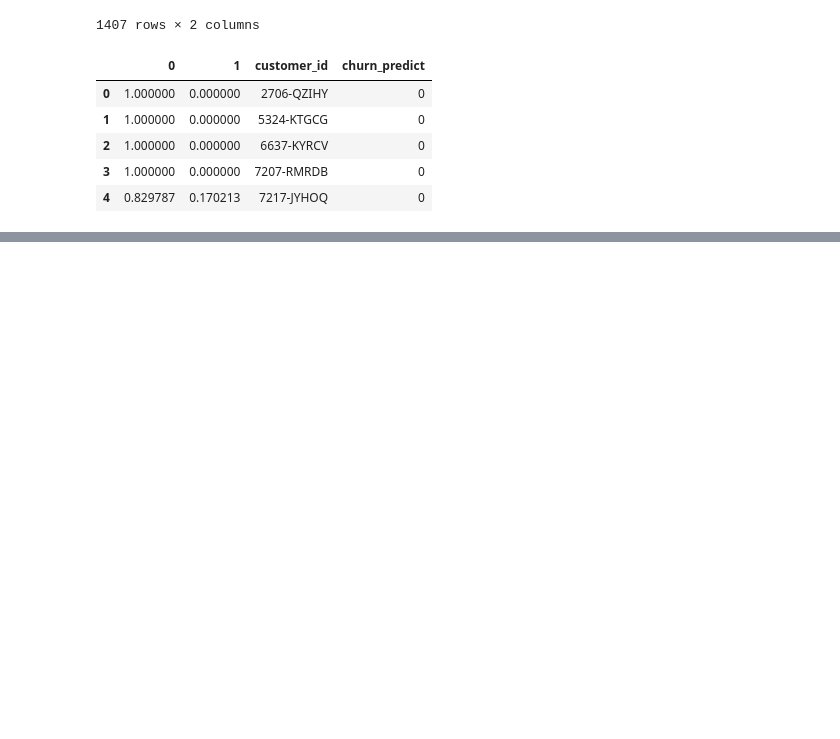
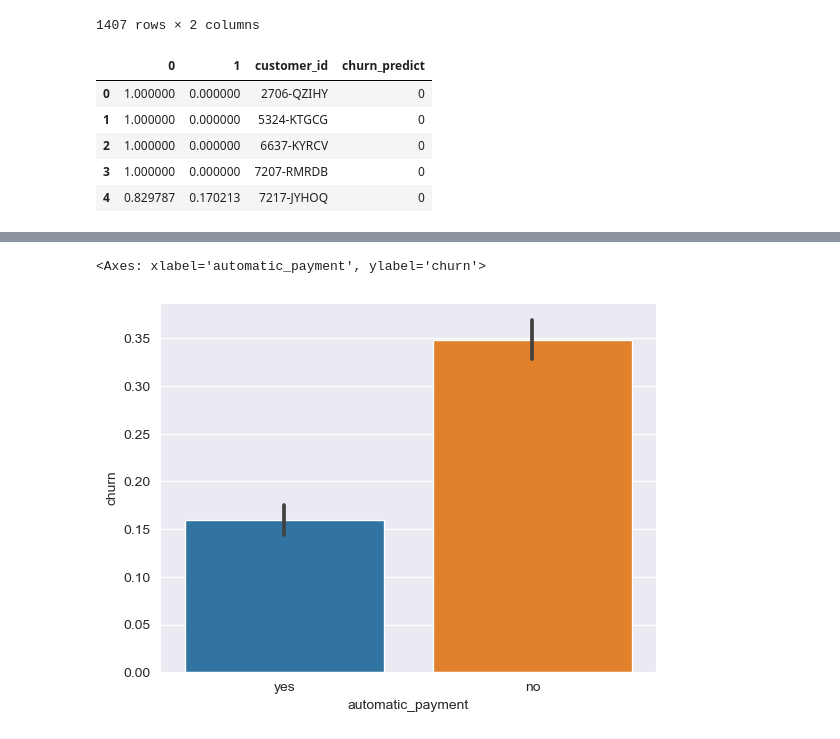
Before and after one commit to christopher-baez/classification-project, a Jupyter notebook: work_notebook.ipynb, the cells around one changed output, grey strips where cells are left out. Cells and saved outputs as stored; diff of their text form; code cells hidden in the pictures; blank space fills up the shorter version.

```diff
--- a/work_notebook.ipynb
+++ b/work_notebook.ipynb
@@ -1063,0 +1055,3 @@ csv.head()
+# %%
+for x in df['tenure']:
+    if x >12:
@@ -1063,0 +1086,7 @@ csv.head()
+# %%
+train['automatic_payment'] = train['automatic_payment'].apply(lambda x: 'yes' if x == 1 else 'no')
+# %%
+sns.barplot(train,x='automatic_payment',y='churn')
+# %% [output]
+<Axes: xlabel='automatic_payment', ylabel='churn'>
+[figure, added]
```
Also changed, not shown: parts of 17 cells of this notebook, 1 other file.
